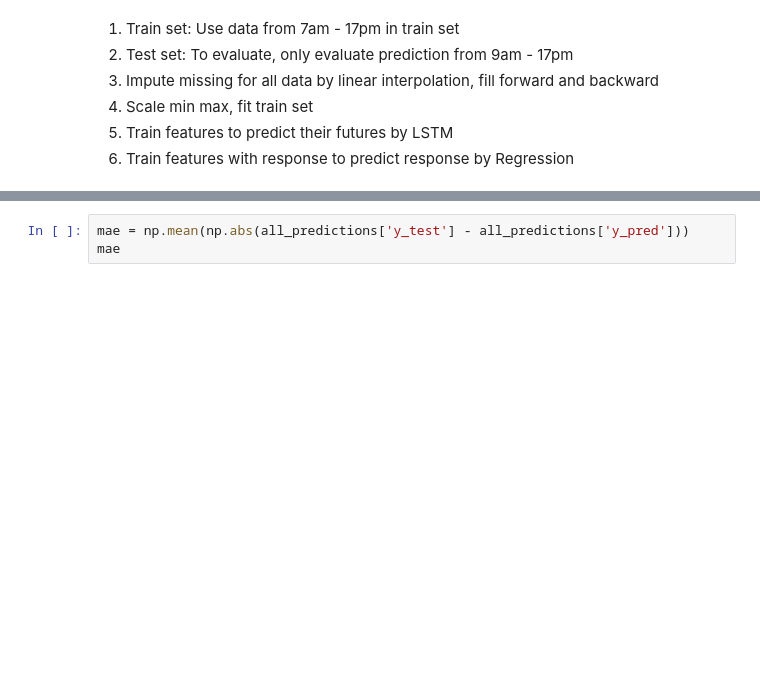
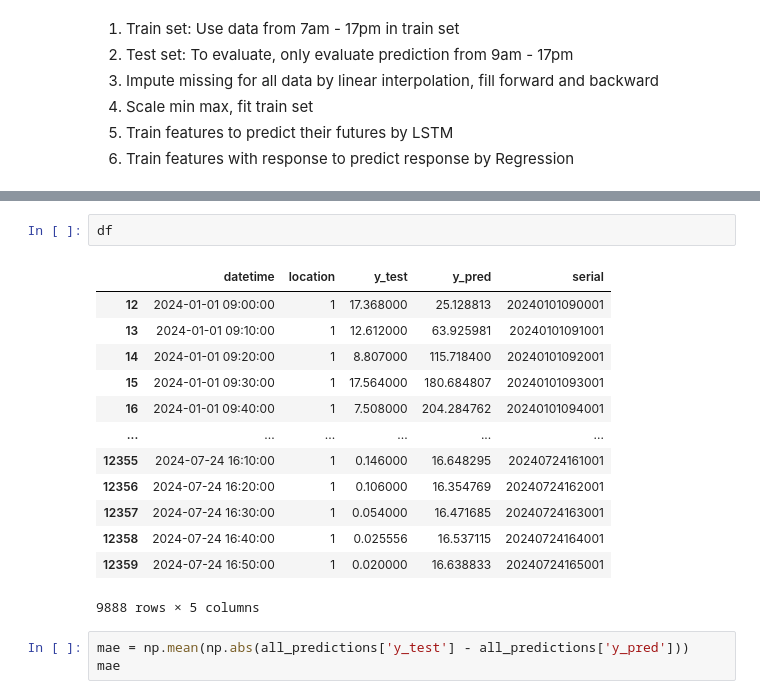
Before and after one commit to hoanglinh171/ai_cup, a Jupyter notebook: test_model.ipynb, the cells around one changed output, grey strips where cells are left out. Drawn from its saved outputs; the diff is of its cells as text; blank space fills up the shorter version.

```diff
--- a/test_model.ipynb
+++ b/test_model.ipynb
@@ -232,3 +401,19 @@ MAE of location 17:  388.94145237378024
+# %%
+df
+# %% [output]
+|  | datetime | location | y_test | y_pred | serial |
+| 12 | 2024-01-01 09:00:00 | 1 | 17.368000 | 25.128813 | 20240101090001 |
+| 13 | 2024-01-01 09:10:00 | 1 | 12.612000 | 63.925981 | 20240101091001 |
+| 14 | 2024-01-01 09:20:00 | 1 | 8.807000 | 115.718400 | 20240101092001 |
+| 15 | 2024-01-01 09:30:00 | 1 | 17.564000 | 180.684807 | 20240101093001 |
+| 16 | 2024-01-01 09:40:00 | 1 | 7.508000 | 204.284762 | 20240101094001 |
+| ... | ... | ... | ... | ... | ... |
+| 12355 | 2024-07-24 16:10:00 | 1 | 0.146000 | 16.648295 | 20240724161001 |
+| 12356 | 2024-07-24 16:20:00 | 1 | 0.106000 | 16.354769 | 20240724162001 |
+| 12357 | 2024-07-24 16:30:00 | 1 | 0.054000 | 16.471685 | 20240724163001 |
+| 12358 | 2024-07-24 16:40:00 | 1 | 0.025556 | 16.537115 | 20240724164001 |
+| 12359 | 2024-07-24 16:50:00 | 1 | 0.020000 | 16.638833 | 20240724165001 |
+9888 rows × 5 columns
 # %%
 mae = np.mean(np.abs(all_predictions['y_test'] - all_predictions['y_pred']))
 mae
```
Also changed, not shown: parts of 14 cells of this notebook, 48 other files.
